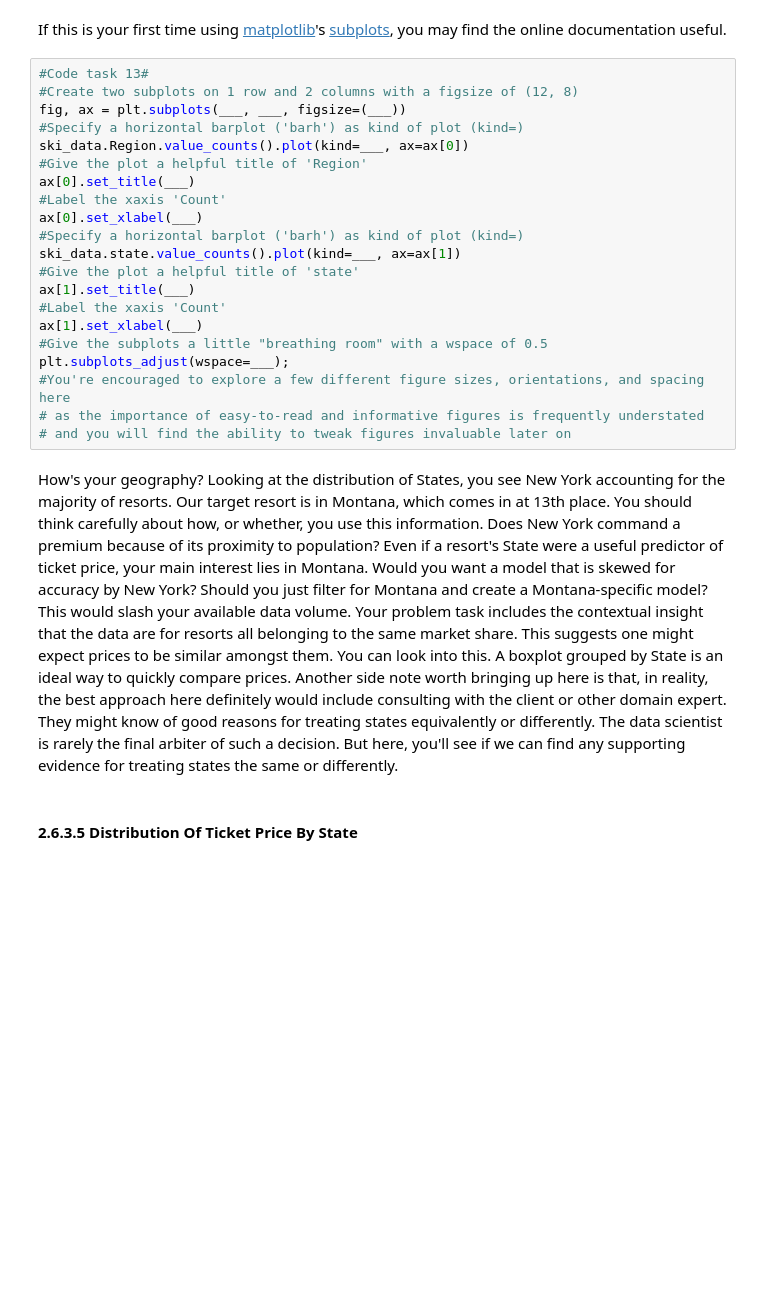
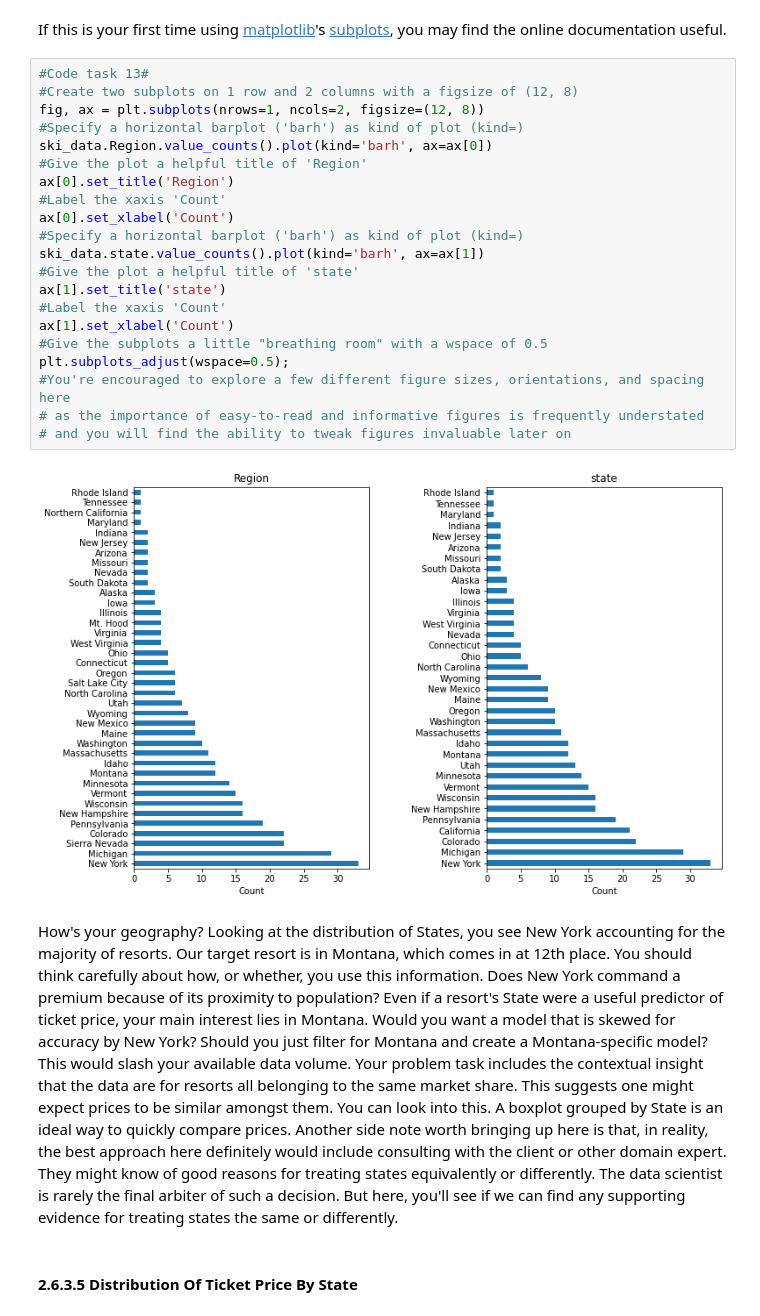
Before and after one commit to AdelSadro/DataScienceGuidedCapstone, a Jupyter notebook: Notebooks/02_data_wrangling.ipynb, the cells around one changed output. Cells and saved outputs as stored; diff of their text form; blank space fills up the shorter version.

```diff
--- a/Notebooks/02_data_wrangling.ipynb
+++ b/Notebooks/02_data_wrangling.ipynb
@@ -335,26 +347,28 @@ If this is your first time using [matplotlib](https://matplotlib.org/3.2.2/index
 # %%
 #Code task 13#
 #Create two subplots on 1 row and 2 columns with a figsize of (12, 8)
-fig, ax = plt.subplots(___, ___, figsize=(___))
+fig, ax = plt.subplots(nrows=1, ncols=2, figsize=(12, 8))
 #Specify a horizontal barplot ('barh') as kind of plot (kind=)
-ski_data.Region.value_counts().plot(kind=___, ax=ax[0])
+ski_data.Region.value_counts().plot(kind='barh', ax=ax[0])
 #Give the plot a helpful title of 'Region'
-ax[0].set_title(___)
+ax[0].set_title('Region')
 #Label the xaxis 'Count'
-ax[0].set_xlabel(___)
+ax[0].set_xlabel('Count')
 #Specify a horizontal barplot ('barh') as kind of plot (kind=)
-ski_data.state.value_counts().plot(kind=___, ax=ax[1])
+ski_data.state.value_counts().plot(kind='barh', ax=ax[1])
 #Give the plot a helpful title of 'state'
-ax[1].set_title(___)
+ax[1].set_title('state')
 #Label the xaxis 'Count'
-ax[1].set_xlabel(___)
+ax[1].set_xlabel('Count')
 #Give the subplots a little "breathing room" with a wspace of 0.5
-plt.subplots_adjust(wspace=___);
+plt.subplots_adjust(wspace=0.5);
 #You're encouraged to explore a few different figure sizes, orientations, and spacing here
 # as the importance of easy-to-read and informative figures is frequently understated
 # and you will find the ability to tweak figures invaluable later on
+# %% [output]
+[figure, added]
 # %% [markdown]
-How's your geography? Looking at the distribution of States, you see New York accounting for the majority of resorts. Our target resort is in Montana, which comes in at 13th place. You should think carefully about how, or whether, you use this information. Does New York command a premium because of its proximity to population? Even if a resort's State were a useful predictor of ticket price, your main interest lies in Montana. Would you want a model that is skewed for accuracy by New York? Should you just filter for Montana and create a Montana-specific model? This would slash your available data volume. Your problem task includes the contextual insight that the data are for resorts all belonging to the same market share. This suggests one might expect prices to be similar amongst them. You can look into this. A boxplot grouped by State is an ideal way to quickly compare prices. Another side note worth bringing up here is that, in reality, the best approach here definitely would include consulting with the client or other domain expert. They might know of good reasons for treating states equivalently or differently. The data scientist is rarely the final arbiter of such a decision. But here, you'll see if we can find any supporting evidence for treating states the same or differently.
+How's your geography? Looking at the distribution of States, you see New York accounting for the majority of resorts. Our target resort is in Montana, which comes in at 12th place. You should think carefully about how, or whether, you use this information. Does New York command a premium because of its proximity to population? Even if a resort's State were a useful predictor of ticket price, your main interest lies in Montana. Would you want a model that is skewed for accuracy by New York? Should you just filter for Montana and create a Montana-specific model? This would slash your available data volume. Your problem task includes the contextual insight that the data are for resorts all belonging to the same market share. This suggests one might expect prices to be similar amongst them. You can look into this. A boxplot grouped by State is an ideal way to quickly compare prices. Another side note worth bringing up here is that, in reality, the best approach here definitely would include consulting with the client or other domain expert. They might know of good reasons for treating states equivalently or differently. The data scientist is rarely the final arbiter of such a decision. But here, you'll see if we can find any supporting evidence for treating states the same or differently.
 # %% [markdown]
 #### 2.6.3.5 Distribution Of Ticket Price By State<a id='2.6.3.5_Distribution_Of_Ticket_Price_By_State'></a>
 # %% [markdown]
```
Also changed, not shown: parts of 34 cells of this notebook.
